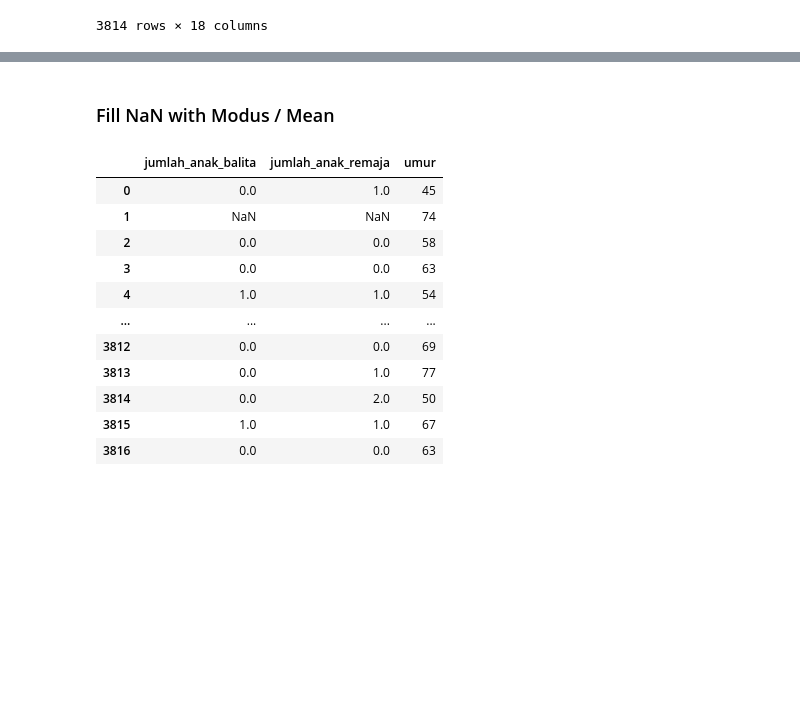
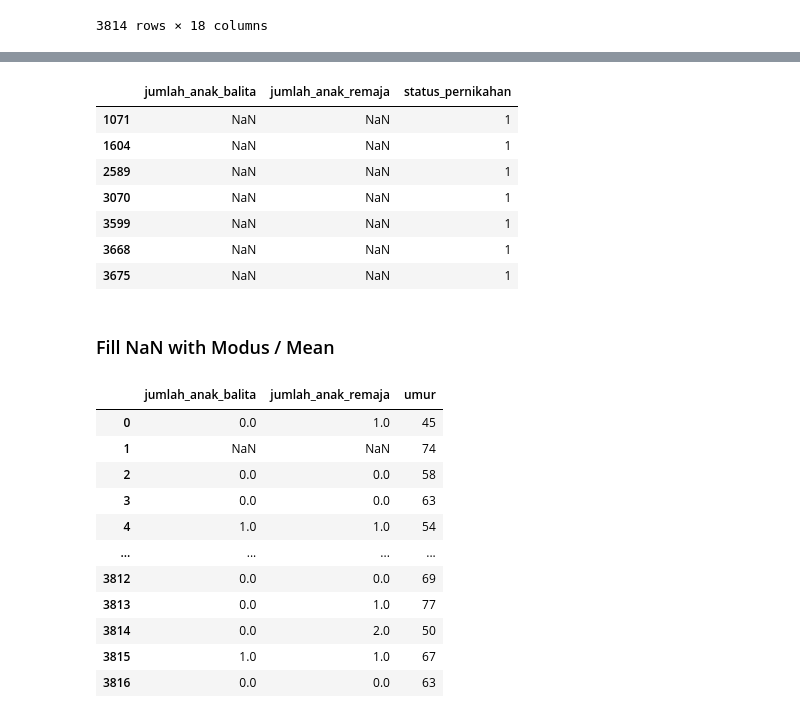
Before and after one commit to xylamaharani/FindIT-Kaggle-Competition, a Jupyter notebook: notebook.ipynb, the cells around one changed output, grey strips where cells are left out. Cells and saved outputs as stored; diff of their text form; code cells hidden in the pictures; blank space fills up the shorter version.

```diff
--- a/notebook.ipynb
+++ b/notebook.ipynb
@@ -301,3 +353,14 @@ merged_df
+# %%
+df_checking_nikah[(df_checking_nikah['status_pernikahan'] == 1) & ((df_checking_nikah['jumlah_anak_balita'].isnull()) & (df_checking_nikah['jumlah_anak_remaja'].isnull()))]
+# %% [output]
+|  | jumlah_anak_balita | jumlah_anak_remaja | status_pernikahan |
+| 1071 | NaN | NaN | 1 |
+| 1604 | NaN | NaN | 1 |
+| 2589 | NaN | NaN | 1 |
+| 3070 | NaN | NaN | 1 |
+| 3599 | NaN | NaN | 1 |
+| 3668 | NaN | NaN | 1 |
+| 3675 | NaN | NaN | 1 |
 # %% [markdown]
 ### Fill NaN with Modus / Mean
 # %%
```
Also changed, not shown: parts of 5 cells of this notebook.
